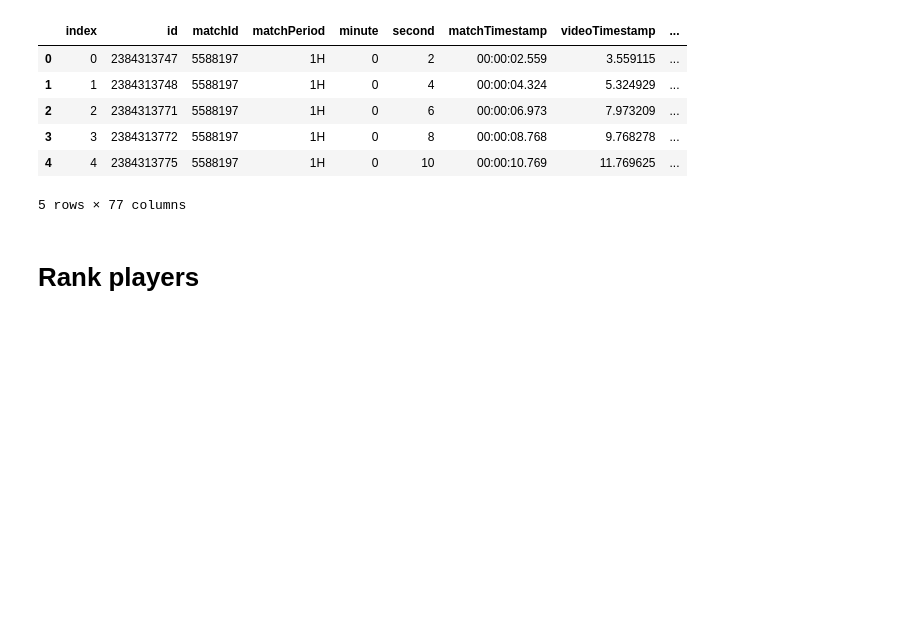
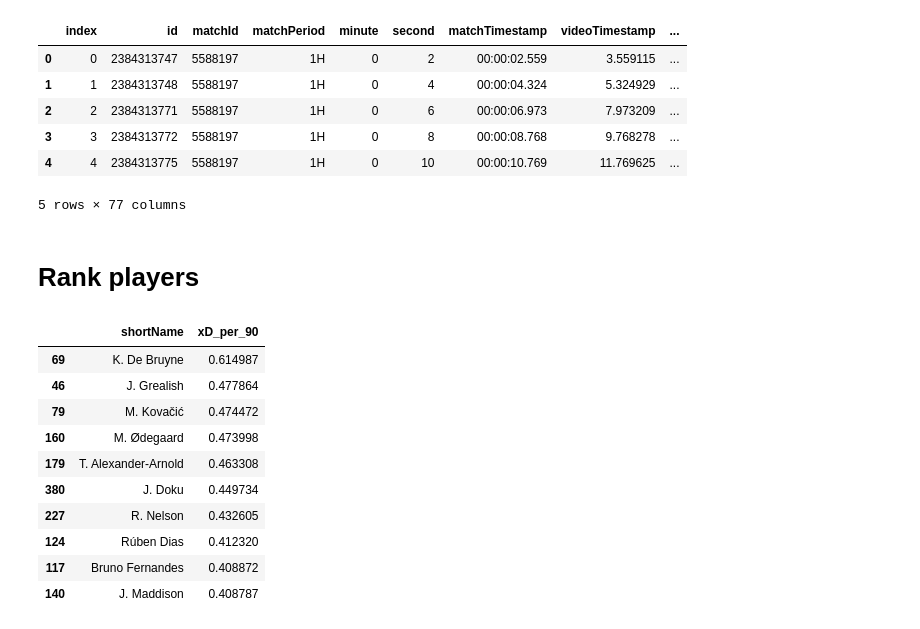
Before and after one commit to MarijnSt/soccermatics-project-2, a Jupyter notebook: expected_danger.ipynb, the cells around one changed output. Cells and saved outputs as stored; diff of their text form; code cells hidden in the pictures; blank space fills up the shorter version.

Commit message:
rank players by xD

```diff
--- a/expected_danger.ipynb
+++ b/expected_danger.ipynb
@@ -553,0 +546,49 @@ player_xD = passes[["playerId", "xD"]].groupby(["playerId"]).sum().reset_index()
+# %%
+# Get player data
+players_path = os.path.join(notebook_dir, "wyscout_data", "players.parquet")
+players = pd.read_parquet(players_path)
+players.rename(columns = {'player_id':'playerId', 'short_name':'shortName'}, inplace=True)
+players_merge = players[["playerId", "shortName", "role"]]
+players_merge.head()
+
+# Get player id
+passes["playerId"] = passes["player"].apply(lambda x: x["id"])
+
+# Group value actions by player
+player_xD = passes[["playerId", "xD"]].groupby(["playerId"]).sum().reset_index()
+
+# Merge player data with xD
+player_xD = player_xD.merge(players_merge, on=["playerId"], how="left")
+
+# Get minutes played
+minutes_path = os.path.join(notebook_dir, "wyscout_data", "minutes.parquet")
+minutes_per_game = pd.read_parquet(minutes_path)
+minutes_per_game.rename(columns = {'player_id':'playerId', 'minutes_played':'minutesPlayed'}, inplace=True)
+minutes = minutes_per_game.groupby(["playerId"])["minutesPlayed"].sum().reset_index()
+minutes.head()
+
+# Merge minutes with player_xD
+player_xD = minutes.merge(player_xD, on=["playerId"], how="left")
+player_xD.head()
+
+# Filter players with more than 400 minutes
+player_xD = player_xD.fillna(0)
+player_xD = player_xD[player_xD["minutesPlayed"] > 400]
+
+# Calculate xD per 90
+player_xD["xD_per_90"] = player_xD["xD"] * 90 / (player_xD["minutesPlayed"])
+
+# Show top 10 players
+player_xD[["shortName", "xD_per_90"]].sort_values(by="xD_per_90", ascending=False).head(10)
+# %% [output]
+|  | shortName | xD_per_90 |
+| 69 | K. De Bruyne | 0.614987 |
+| 46 | J. Grealish | 0.477864 |
+| 79 | M. Kovačić | 0.474472 |
+| 160 | M. Ødegaard | 0.473998 |
+| 179 | T. Alexander-Arnold | 0.463308 |
+| 380 | J. Doku | 0.449734 |
+| 227 | R. Nelson | 0.432605 |
+| 124 | Rúben Dias | 0.412320 |
+| 117 | Bruno Fernandes | 0.408872 |
+| 140 | J. Maddison | 0.408787 |
```
Also changed, not shown: parts of 1 cell of this notebook.
